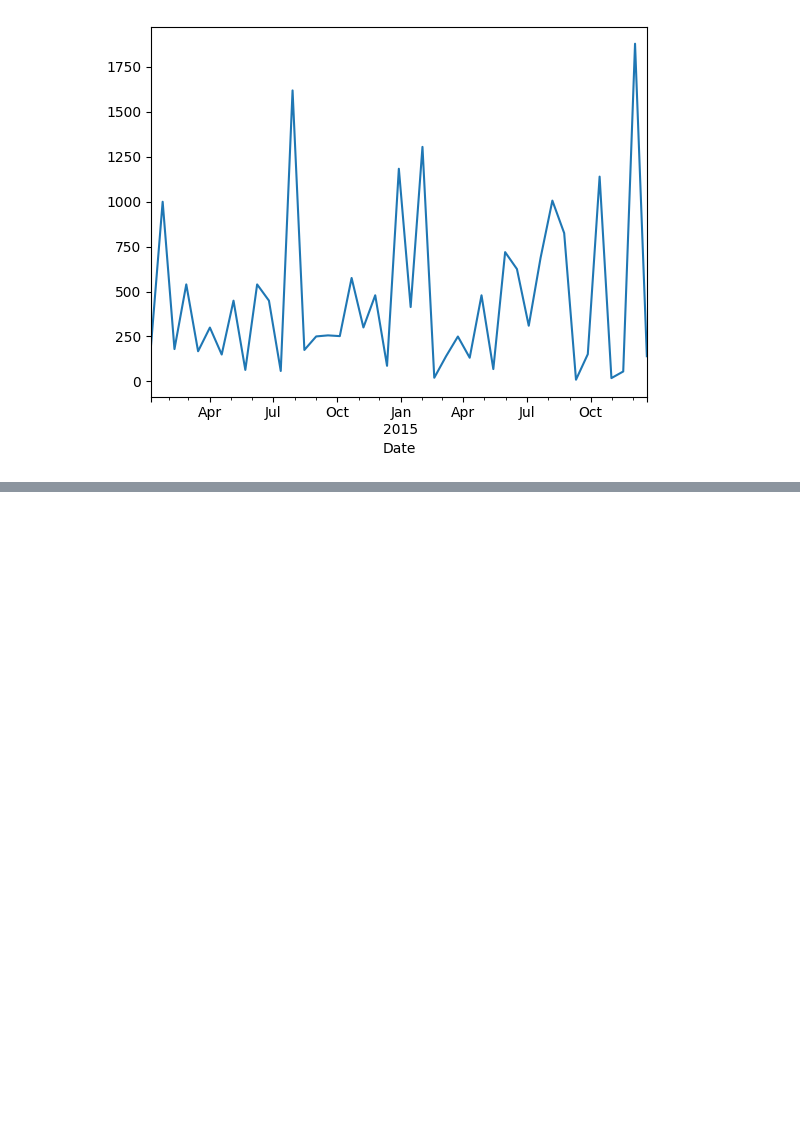
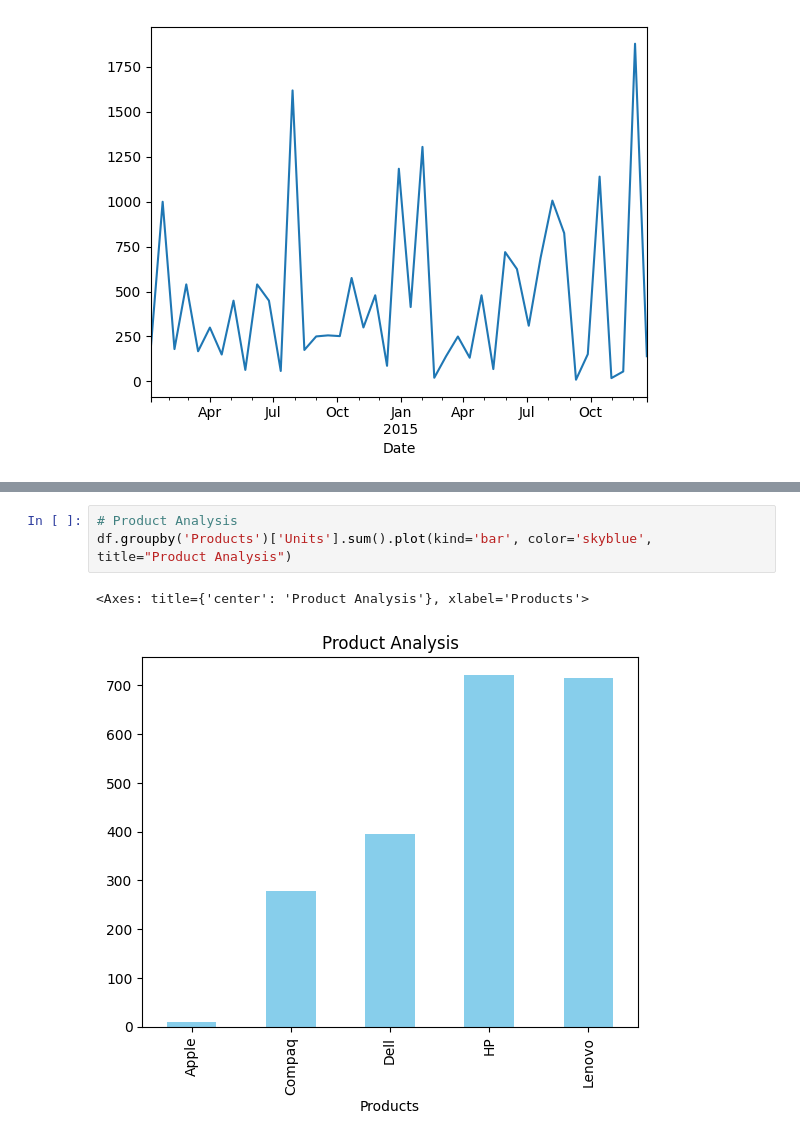
Before and after one commit to suntwister/Electronic_sales, a Jupyter notebook: electronic_sales_analysis.ipynb, the cells around one changed output, grey strips where cells are left out. Drawn from its saved outputs; the diff is of its cells as text; blank space fills up the shorter version.

Commit message:
sales analysis

```diff
--- a/electronic_sales_analysis.ipynb
+++ b/electronic_sales_analysis.ipynb
@@ -147,0 +213,6 @@ Name: Revennue, dtype: float64
+# %%
+# Product Analysis
+df.groupby('Products')['Units'].sum().plot(kind='bar', color='skyblue', title="Product Analysis")
+# %% [output]
+<Axes: title={'center': 'Product Analysis'}, xlabel='Products'>
+[figure, added]
```
Also changed, not shown: parts of 10 cells of this notebook, 1 other file.
